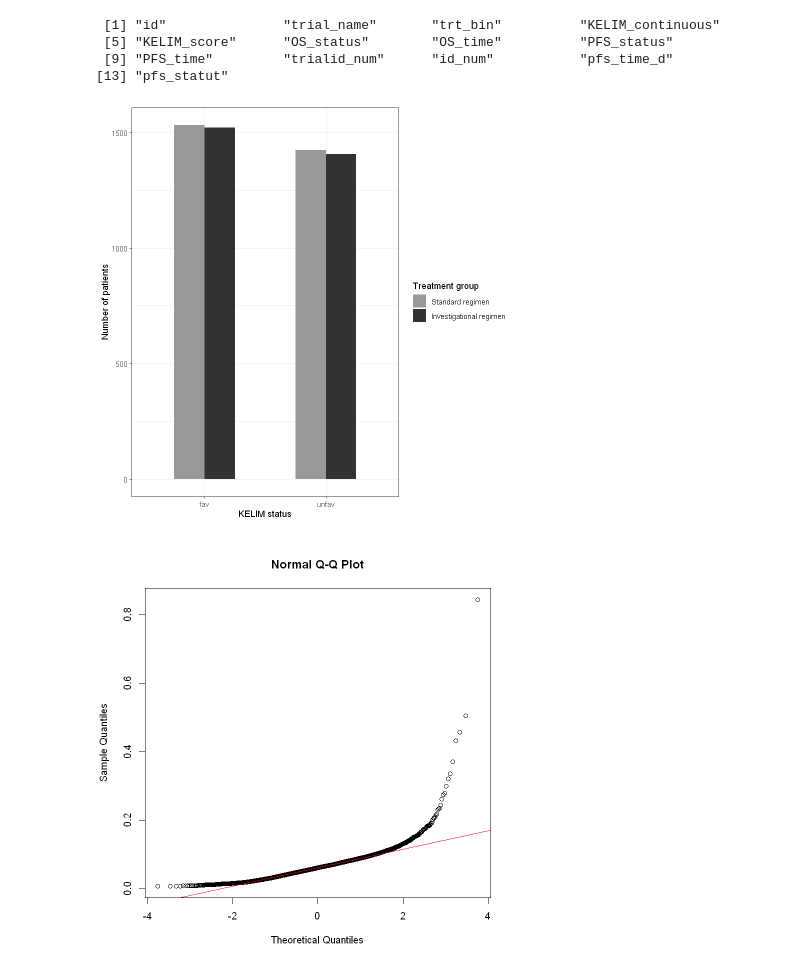
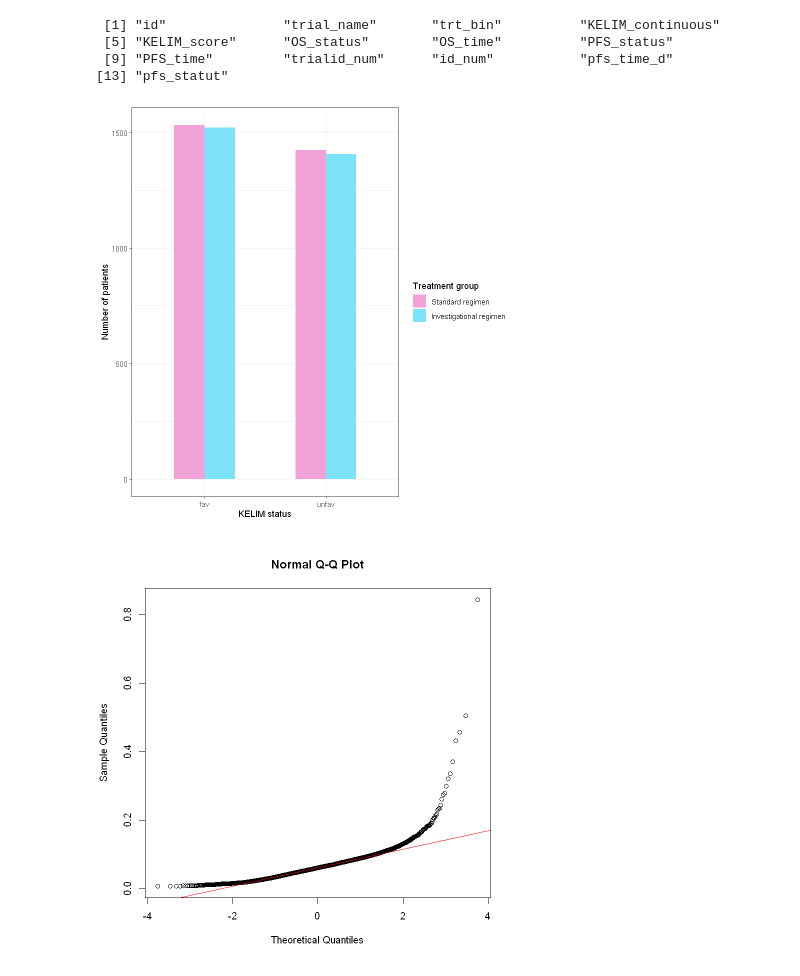
Before and after one commit to Kodro23/Surrogacy_evaluation_CA125, a Jupyter notebook: notebooks/Surrogacy_evaluation_of_CA125.ipynb, the cells around one changed output. Cells and saved outputs as stored; diff of their text form; code cells hidden in the pictures.

```diff
--- a/notebooks/Surrogacy_evaluation_of_CA125.ipynb
+++ b/notebooks/Surrogacy_evaluation_of_CA125.ipynb
@@ -847,18 +847,18 @@ names(kelim_data)
 # %%
 ggplot(data=as.data.frame(table(kelim_data$trt_bin,kelim_data$KELIM_score)), aes(x=Var2, y=Freq, group = Var1, fill = Var1)) +
   geom_bar(stat = "identity", position = position_dodge(), width =  0.5)+
 xlab("KELIM status") +
 ylab("Number of patients")+
 theme_bw()+
   scale_fill_manual(
     name = "Treatment group",
-    values = c("0" = "grey60", "1" = "grey20"),
+    values = c("0" = "#f0a1d5", "1" = "#7be2f7"),
     labels = c(
       "0" = "Standard regimen",
       "1" = "Investigational regimen"
     ))
 # %% [output]
-[figure, old version]
+[figure, new version]
 # %%
 # Normality
 qqnorm(kelim$KELIM_continuous)
```
